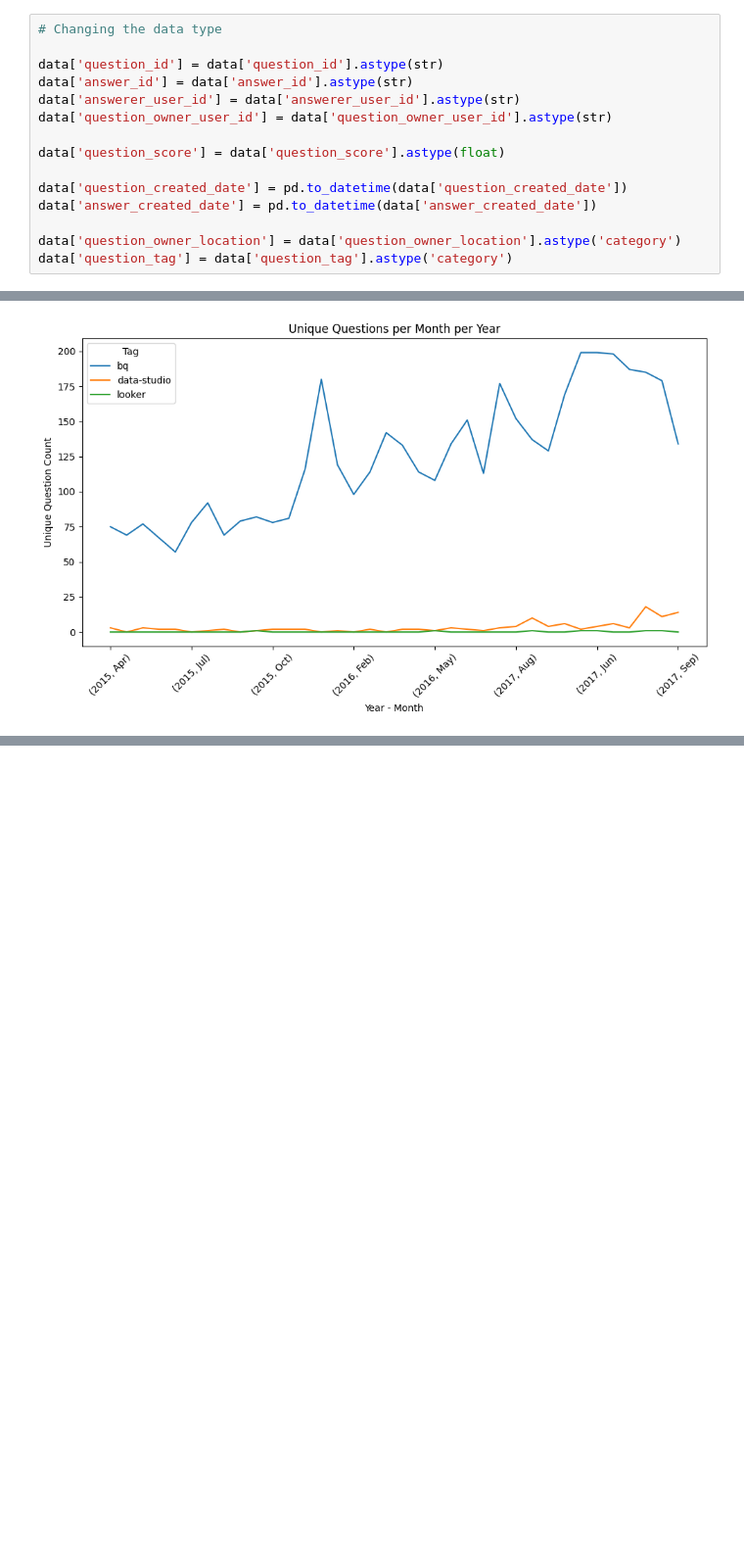
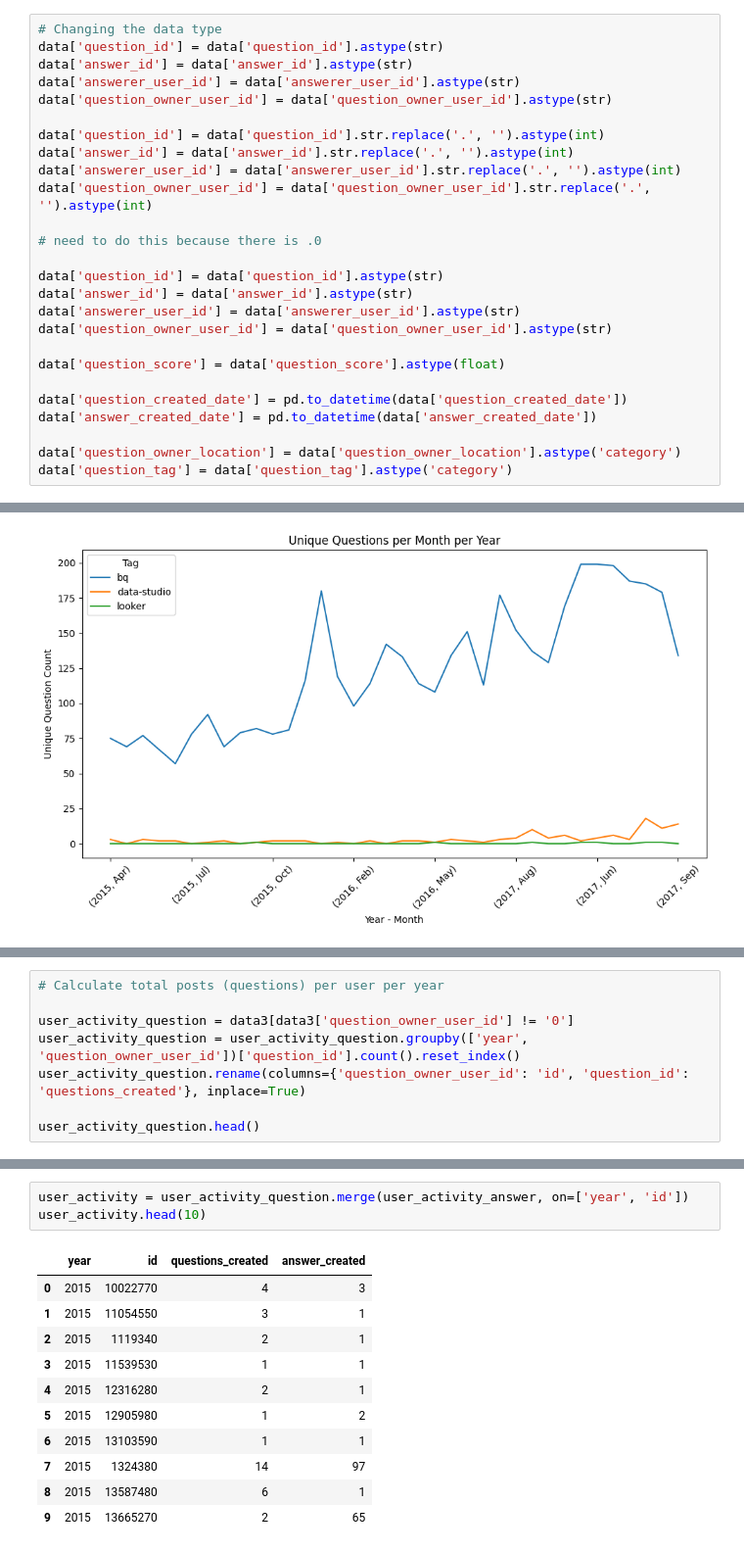
Before and after one commit to farisazizy/FinalExam-GIGIH, a Jupyter notebook: GG3DAUP0032_Python.ipynb, the cells around one changed output, grey strips where cells are left out. Shown at 98% size. Drawn from its saved outputs; the diff is of its cells as text; blank space fills up the shorter version.

```diff
--- a/GG3DAUP0032_Python.ipynb
+++ b/GG3DAUP0032_Python.ipynb
@@ -65,6 +97,17 @@ is_accepted_answer            bool
 dtype: object
 # %%
 # Changing the data type
+data['question_id'] = data['question_id'].astype(str)
+data['answer_id'] = data['answer_id'].astype(str)
+data['answerer_user_id'] = data['answerer_user_id'].astype(str)
+data['question_owner_user_id'] = data['question_owner_user_id'].astype(str)
+
+data['question_id'] = data['question_id'].str.replace('.', '').astype(int)
+data['answer_id'] = data['answer_id'].str.replace('.', '').astype(int)
+data['answerer_user_id'] = data['answerer_user_id'].str.replace('.', '').astype(int)
+data['question_owner_user_id'] = data['question_owner_user_id'].str.replace('.', '').astype(int)
+
+# need to do this because there is .0
 
 data['question_id'] = data['question_id'].astype(str)
 data['answer_id'] = data['answer_id'].astype(str)
@@ -170,0 +305,8 @@ plt.show()
+# %%
+# Calculate total posts (questions) per user per year
+
+user_activity_question = data3[data3['question_owner_user_id'] != '0']
+user_activity_question = user_activity_question.groupby(['year', 'question_owner_user_id'])['question_id'].count().reset_index()
+user_activity_question.rename(columns={'question_owner_user_id': 'id', 'question_id': 'questions_created'}, inplace=True)
+
+user_activity_question.head()
@@ -170,0 +335,15 @@ plt.show()
+# %%
+user_activity = user_activity_question.merge(user_activity_answer, on=['year', 'id'])
+user_activity.head(10)
+# %% [output]
+|  | year | id | questions_created | answer_created |
+| 0 | 2015 | 10022770 | 4 | 3 |
+| 1 | 2015 | 11054550 | 3 | 1 |
+| 2 | 2015 | 1119340 | 2 | 1 |
+| 3 | 2015 | 11539530 | 1 | 1 |
+| 4 | 2015 | 12316280 | 2 | 1 |
+| 5 | 2015 | 12905980 | 1 | 2 |
+| 6 | 2015 | 13103590 | 1 | 1 |
+| 7 | 2015 | 1324380 | 14 | 97 |
+| 8 | 2015 | 13587480 | 6 | 1 |
+| 9 | 2015 | 13665270 | 2 | 65 |
```
Also changed, not shown: parts of 24 cells of this notebook.
